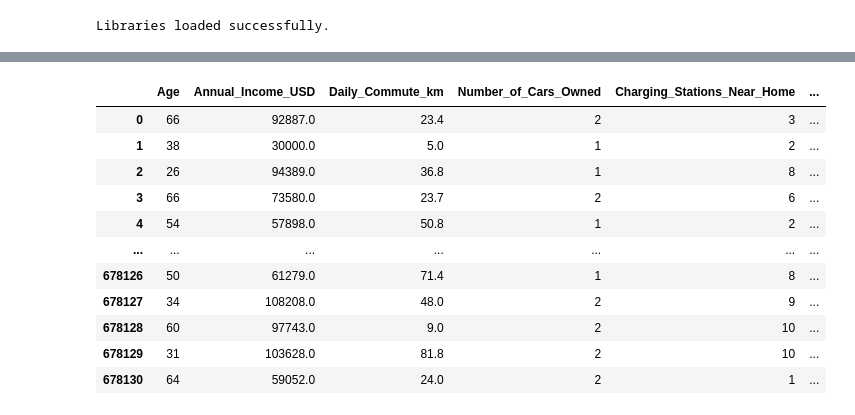
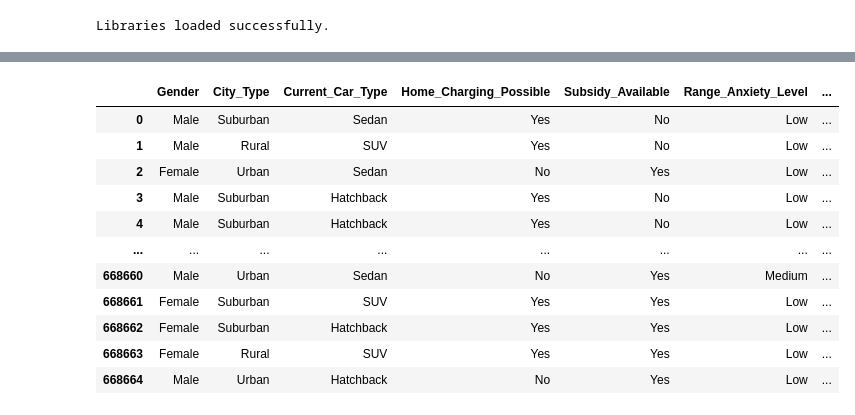
Before and after one commit to coded-sly/ps6e9-EV-Purchase, a Jupyter notebook: ft-transformer_se-pytorch.ipynb, the cells around one changed output, grey strips where cells are left out. Drawn from its saved outputs; the diff is of its cells as text; code cells hidden in the pictures.

```diff
--- a/ft-transformer_se-pytorch.ipynb
+++ b/ft-transformer_se-pytorch.ipynb
@@ -42,6 +74,12 @@ TARGET = 'Will_Buy_EV'
 orig[TARGET]  = orig[TARGET].map({'Yes': 1, 'No': 0})
 train[TARGET] = train[TARGET].map({'Yes': 1, 'No': 0})
 
-train = pd.concat([train, orig], axis=0).reset_index(drop=True)
-print(f"Combined Train size: {train.shape}")
+y = train[TARGET]
+
+cat_cols = train.select_dtypes(include=['object', 'string']).columns.tolist()
+num_cols = [c for c in train.columns if c not in cat_cols + ['id', TARGET]]
+
+# train = pd.concat([train, orig], axis=0).reset_index(drop=True)
+# print(f"Combined Train size: {train.shape}")
+print(f"Loaded dataset train size: {train.shape}")
 # %% [output]
@@ -49,12 +87,10 @@ Combined Train size: (678131, 15)
 # %%
 FEATURES = [c for c in train.columns if c not in ['id', TARGET]]
+
 combined = pd.concat([train, test], ignore_index=True)
 
-cat_cols = combined.select_dtypes(include=['object', 'string']).columns.tolist()
-num_cols = [c for c in FEATURES if c not in cat_cols + ['id', TARGET]]
-
 digits_cols = []
-cols_select = ["Annual_Income_USD", "Daily_Commute_km", "Age"]
+cols_select = ["Annual_Income_USD", "Daily_Commute_km", "Age"] #
 
 for col in cols_select:
     scaled = np.rint(combined[col] * 10**4).astype("int64")
@@ -76,6 +112,10 @@ test  = test.drop(columns=drop_cols)
 
 # update digit cols for keep
 digits_cols = [item for item in set(digits_cols) if item not in set(drop_cols)]
+print(f"Total digit features: {len(digits_cols)}\n")
+cat_cols.extend(digits_cols)
+
+del combined
 
 train
 # %% [output]
@@ -95,63 +136,48 @@ train
 # %%
-# 2. Feature Engineering
+## -- 2. Feature Engineering
 def feature_engineering(df1):
     df = df1.copy()
-    df['Subsidy_Available_Num'] = (df['Subsidy_Available'] == 'Yes').astype(int)
-    df['Home_Charging_Num'] = (df['Home_Charging_Possible'] == 'Yes').astype(int)
+    # df['Subsidy_Available_Num'] = (df['Subsidy_Available'] == 'Yes').astype(int)
+    # df['Home_Charging_Num'] = (df['Home_Charging_Possible'] == 'Yes').astype(int)
 
     anxiety_map = {'Low': 0, 'Medium': 1, 'High': 2}
     if 'Range_Anxiety_Level' in df.columns:
         df['Anxiety_Score'] = df['Range_Anxiety_Level'].map(anxiety_map)
 
-    df['Sub_x_Env'] = df['Subsidy_Available_Num'] * df['Environmental_Concern_Level']
-    df['Sub_x_Home'] = df['Subsidy_Available_Num'] * df['Home_Charging_Num']
-    df['Income_Per_Age'] = df['Annual_Income_USD'] / (df['Age'] + 1)
+    # df['Sub_x_Env'] = df['Subsidy_Available_Num'] * df['Environmental_Concern_Level']
+    # df['Sub_x_Home'] = df['Subsidy_Available_Num'] * df['Home_Charging_Num']
+    df['Income_Per_Age'] = df['Annual_Income_USD'] / (df['Age'])
 
+    # df.drop(columns=['Subsidy_Available_Num', 'Home_Charging_Num'], inplace=True)
     return df
 
-train_fe = feature_engineering(train)
-test_fe  = feature_engineering(test)
+num_cols.extend([ 'Anxiety_Score', 'Income_Per_Age',]) # 'Sub_x_Env', 'Sub_x_Home',
 
-# 3. Preprocessing
-cat_cols = ['Gender', 'City_Type', 'Current_Car_Type', 'Subsidy_Available',
-            'Home_Charging_Possible', 'Range_Anxiety_Level'] + digits_cols
-num_cols = ['Age', 'Annual_Income_USD', 'Daily_Commute_km', 'Number_of_Cars_Owned',
-            'Charging_Stations_Near_Home', 'Charging_Stations_Near_Work',
-            'Environmental_Concern_Level', 'Sub_x_Env', 'Sub_x_Home', 'Income_Per_Age', 'Anxiety_Score']
+X = feature_engineering(train)
+X_test = feature_engineering(test)
+te_cols = [] # 'Env_inc100_combo'
+# ---------------------------------------
+# X = train.copy()
+# X_test = test.copy()
+
+X = X[cat_cols+num_cols]
+X_test = X_test[cat_cols+num_cols]
 
 for c in num_cols:
-    train_fe[c] = train_fe[c].fillna(train_fe[c].median())
-    test_fe[c] = test_fe[c].fillna(train_fe[c].median())
+    X[c] = X[c].fillna(X[c].median())
+    X_test[c] = X_test[c].fillna(X[c].median())
 
-cat_dims = []
-for c in cat_cols:
-    le = LabelEncoder()
-    train_fe[c] = le.fit_transform(train_fe[c].astype(str))
-    test_fe[c] = le.transform(test_fe[c].astype(str))
-    cat_dims.append(len(le.classes_))
-
-# qt = QuantileTransformer(output_distribution='normal', random_state=42)
-# train_fe[num_cols] = qt.fit_transform(train_fe[num_cols])
-# test_fe[num_cols] = qt.transform(test_fe[num_cols])
-
-X_cat = train_fe[cat_cols].values
-X_num = train_fe[num_cols].values
-y = train_fe['Will_Buy_EV'].values
-
-X_test_cat = test_fe[cat_cols].values
-X_test_num = test_fe[num_cols].values
-
-train_fe
+X
 # %% [output]
-|  | Age | Annual_Income_USD | Daily_Commute_km | Number_of_Cars_Owned | Charging_Stations_Near_Home | ... |
-| 0 | 66 | 92887.0 | 23.4 | 2 | 3 | ... |
-| 1 | 38 | 30000.0 | 5.0 | 1 | 2 | ... |
-| 2 | 26 | 94389.0 | 36.8 | 1 | 8 | ... |
-| 3 | 66 | 73580.0 | 23.7 | 2 | 6 | ... |
-| 4 | 54 | 57898.0 | 50.8 | 1 | 2 | ... |
-| ... | ... | ... | ... | ... | ... | ... |
-| 678126 | 50 | 61279.0 | 71.4 | 1 | 8 | ... |
-| 678127 | 34 | 108208.0 | 48.0 | 2 | 9 | ... |
-| 678128 | 60 | 97743.0 | 9.0 | 2 | 10 | ... |
-| 678129 | 31 | 103628.0 | 81.8 | 2 | 10 | ... |
-| 678130 | 64 | 59052.0 | 24.0 | 2 | 1 | ... |
+|  | Gender | City_Type | Current_Car_Type | Home_Charging_Possible | Subsidy_Available | Range_Anxiety_Level | ... |
+| 0 | Male | Suburban | Sedan | Yes | No | Low | ... |
+| 1 | Male | Rural | SUV | Yes | No | Low | ... |
+| 2 | Female | Urban | Sedan | No | Yes | Low | ... |
+| 3 | Male | Suburban | Hatchback | Yes | No | Low | ... |
+| 4 | Male | Suburban | Hatchback | Yes | No | Low | ... |
+| ... | ... | ... | ... | ... | ... | ... | ... |
+| 668660 | Male | Urban | Sedan | No | Yes | Medium | ... |
+| 668661 | Female | Suburban | SUV | Yes | Yes | Low | ... |
+| 668662 | Female | Suburban | Hatchback | Yes | Yes | Low | ... |
+| 668663 | Female | Rural | SUV | Yes | Yes | Low | ... |
+| 668664 | Male | Urban | Hatchback | No | Yes | Low | ... |
```
Also changed, not shown: parts of 13 cells of this notebook.
